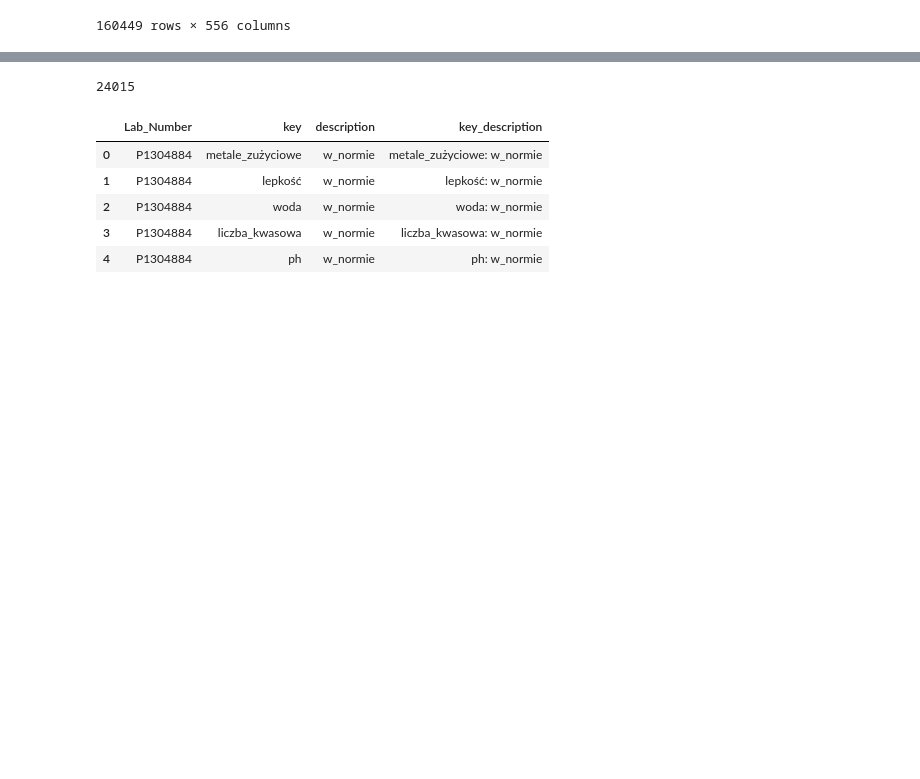
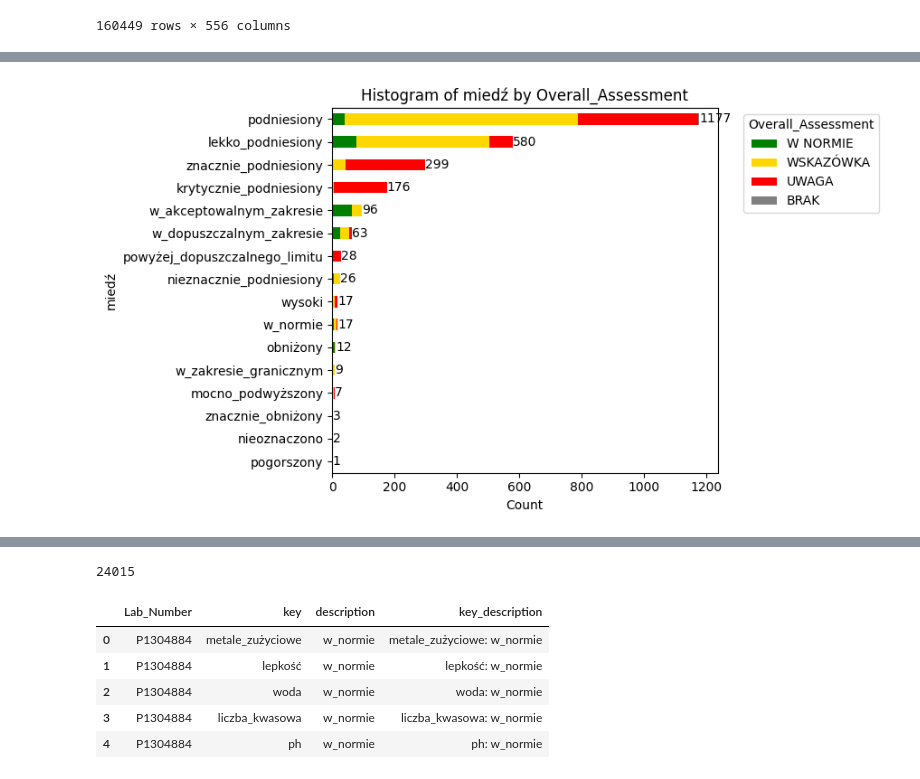
Before and after one commit to jeremiaszpotocznyAIGO/ecol-czyszczenie, a Jupyter notebook: new_data/parse_new_data.ipynb, the cells around one changed output, grey strips where cells are left out. Cells and saved outputs as stored; diff of their text form; code cells hidden in the pictures; blank space fills up the shorter version.

```diff
--- a/new_data/parse_new_data.ipynb
+++ b/new_data/parse_new_data.ipynb
@@ -66,0 +922,10 @@ data
+# %%
+trend_data = {
+    lab: parsed
+    for lab, parsed in data.items()
+    if any(str(k).startswith("trend_") for k in parsed.keys())
+}
+
+print(f"Samples with trend keys: {len(trend_data)} / {len(data)}")
+
+trend_data
@@ -66,0 +1197,84 @@ data
+# %%
+import pandas as pd
+import matplotlib.pyplot as plt
+
+# choose key here
+# key_name = "trend_metale_zużyciowe"
+key_name = "miedź"
+
+# 1. Build dataframe for chosen key
+key_df = pd.DataFrame([
+    {
+        "Lab_Number": lab,
+        key_name: parsed.get(key_name),
+    }
+    for lab, parsed in data.items()
+    if key_name in parsed
+])
+
+# 2. Add Overall_Assessment
+key_df = key_df.merge(
+    df[["Lab_Number", "Overall_Assessment"]],
+    on="Lab_Number",
+    how="left",
+)
+
+# 3. Normalize assessment labels
+key_df["Overall_Assessment"] = (
+    key_df["Overall_Assessment"]
+    .fillna("BRAK")
+    .astype(str)
+    .str.strip()
+    .str.upper()
+)
+
+# 4. Count chosen key statuses split by assessment
+plot_table = pd.crosstab(
+    key_df[key_name],
+    key_df["Overall_Assessment"]
+)
+
+# 5. Sort bars by total count
+status_order = plot_table.sum(axis=1).sort_values(ascending=True).index
+plot_table = plot_table.loc[status_order]
+
+# 6. Ensure columns/order
+assessment_order = ["W NORMIE", "WSKAZÓWKA", "UWAGA", "BRAK"]
+
+for col in assessment_order:
+    if col not in plot_table.columns:
+        plot_table[col] = 0
+
+plot_table = plot_table[assessment_order]
+
+# 7. Colors
+colors = {
+    "W NORMIE": "green",
+    "WSKAZÓWKA": "gold",
+    "UWAGA": "red",
+    "BRAK": "gray",
+}
+
+# 8. Plot stacked horizontal histogram
+ax = plot_table.plot(
+    kind="barh",
+    stacked=True,
+    figsize=(9, 5),
+    color=[colors[c] for c in plot_table.columns],
+)
+
+plt.xlabel("Count")
+plt.ylabel(key_name)
+plt.title(f"Histogram of {key_name} by Overall_Assessment")
+plt.legend(title="Overall_Assessment", bbox_to_anchor=(1.05, 1), loc="upper left")
+
+# 9. Add total labels
+totals = plot_table.sum(axis=1)
+
+for i, value in enumerate(totals):
+    plt.text(value, i, str(value), va="center", ha="left")
+
+plt.tight_layout()
+plt.show()
+# %% [output]
+[figure, added]
```
Also changed, not shown: parts of 53 cells of this notebook, 2 other files.
